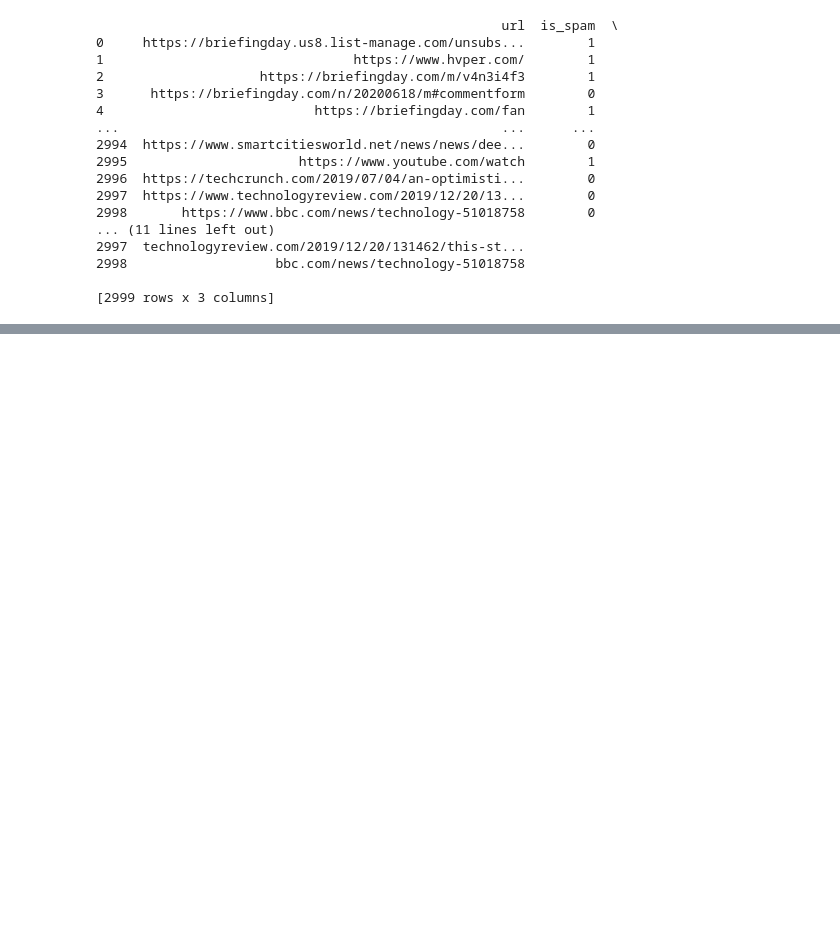
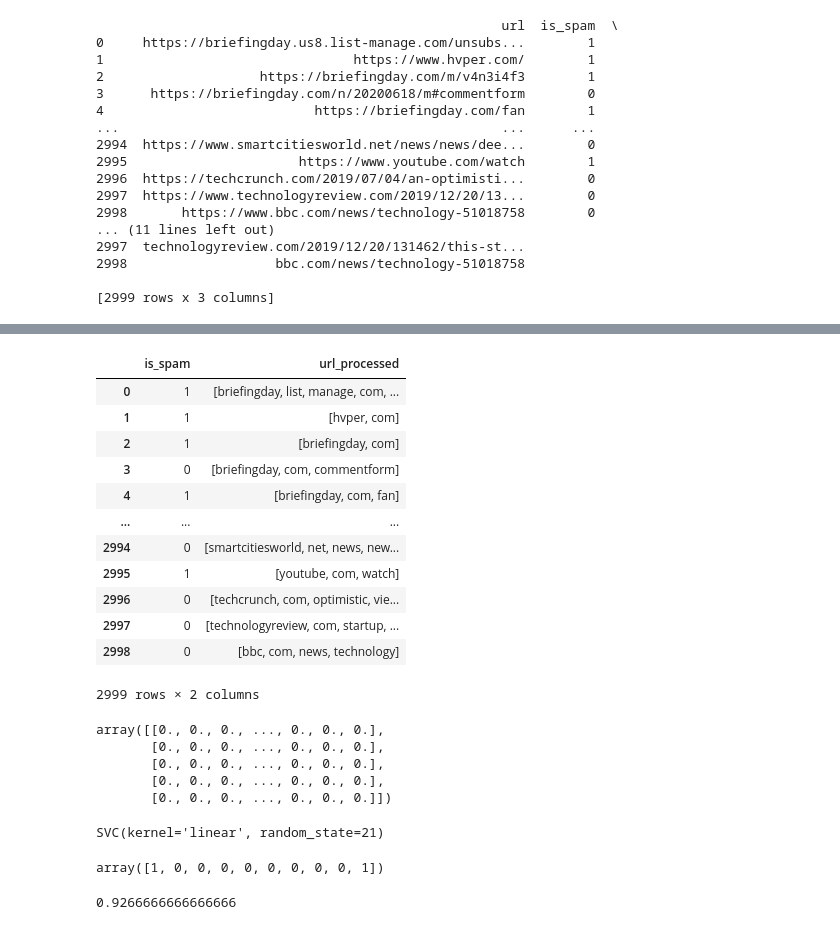
Before and after one commit to leandro-reguero/proyecto-NLP, a Jupyter notebook: src/explore.ipynb, the cells around one changed output, grey strips where cells are left out. Saved outputs shown, nothing was run; the diff lists cells and outputs as text; code cells hidden in the pictures; blank space fills up the shorter version.

Commit message:
modelo hecho

```diff
--- a/src/explore.ipynb
+++ b/src/explore.ipynb
@@ -162,0 +263,17 @@ print(rawdata)
+# %%
+download("wordnet")
+lemmatizer = WordNetLemmatizer()
+
+download("stopwords")
+stop_words = stopwords.words("english")
+
+def lemmatize_text(words, lemmatizer = lemmatizer):
+    # lematisasion
+    tokens = [lemmatizer.lemmatize(word) for word in words]
+    # fuera stop words
+    tokens = [word for word in tokens if word not in stop_words]
+
+    # eliminar palabras chiquitas
+    tokens = [word for word in tokens if len(word) >= 3]
+
+    return tokens
@@ -162,0 +286,38 @@ print(rawdata)
+# %%
+df = rawdata
+
+df['url_processed'] = df['url_processed'].apply(lemmatize_text)
+
+df
+# %% [output]
+|  | is_spam | url_processed |
+| 0 | 1 | [briefingday, list, manage, com, ... |
+| 1 | 1 | [hvper, com] |
+| 2 | 1 | [briefingday, com] |
+| 3 | 0 | [briefingday, com, commentform] |
+| 4 | 1 | [briefingday, com, fan] |
+| ... | ... | ... |
+| 2994 | 0 | [smartcitiesworld, net, news, new... |
+| 2995 | 1 | [youtube, com, watch] |
+| 2996 | 0 | [techcrunch, com, optimistic, vie... |
+| 2997 | 0 | [technologyreview, com, startup, ... |
+| 2998 | 0 | [bbc, com, news, technology] |
+2999 rows × 2 columns
+# %%
+from sklearn.feature_extraction.text import TfidfVectorizer
+
+token_list = df['url_processed']
+token_list = [" ".join(token) for token in token_list]
+
+vect = TfidfVectorizer(max_features = 5000, max_df = 0.6, min_df = 5)
+
+X = vect.fit_transform(token_list).toarray()
+y = df['is_spam']
+
+X[:5]
+# %% [output]
+array([[0., 0., 0., ..., 0., 0., 0.],
+       [0., 0., 0., ..., 0., 0., 0.],
+       [0., 0., 0., ..., 0., 0., 0.],
+       [0., 0., 0., ..., 0., 0., 0.],
+       [0., 0., 0., ..., 0., 0., 0.]])
@@ -162,0 +326,15 @@ print(rawdata)
+# %%
+model = SVC(kernel = "linear", random_state = 21)
+
+model.fit(X_train, y_train)
+# %% [output]
+SVC(kernel='linear', random_state=21)
+# %%
+y_pred = model.predict(X_test)
+y_pred[:10]
+# %% [output]
+array([1, 0, 0, 0, 0, 0, 0, 0, 0, 1])
+# %%
+accuracy_score(y_test, y_pred)
+# %% [output]
+0.9266666666666666
```
Also changed, not shown: parts of 14 cells of this notebook.
